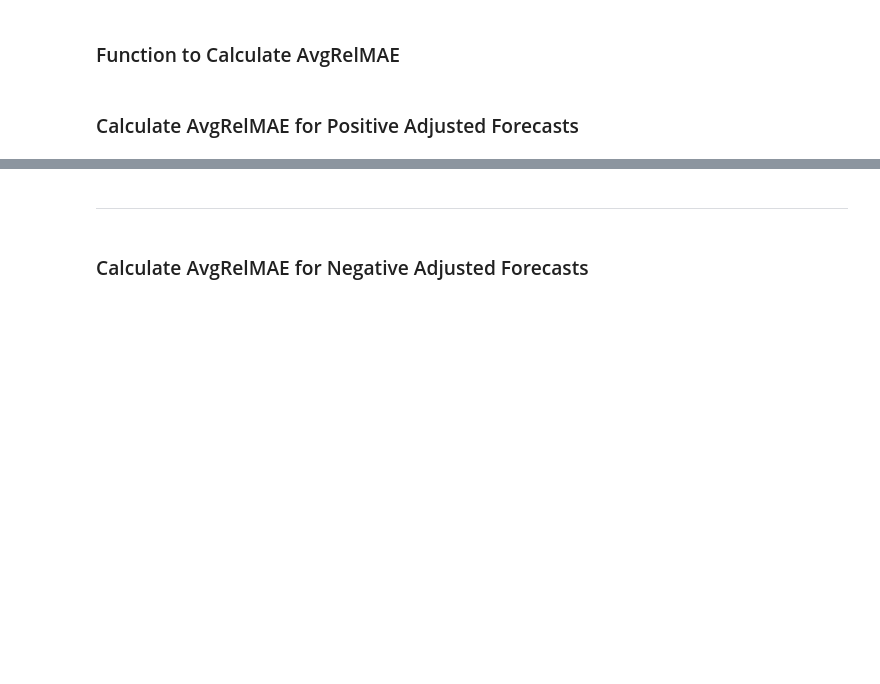
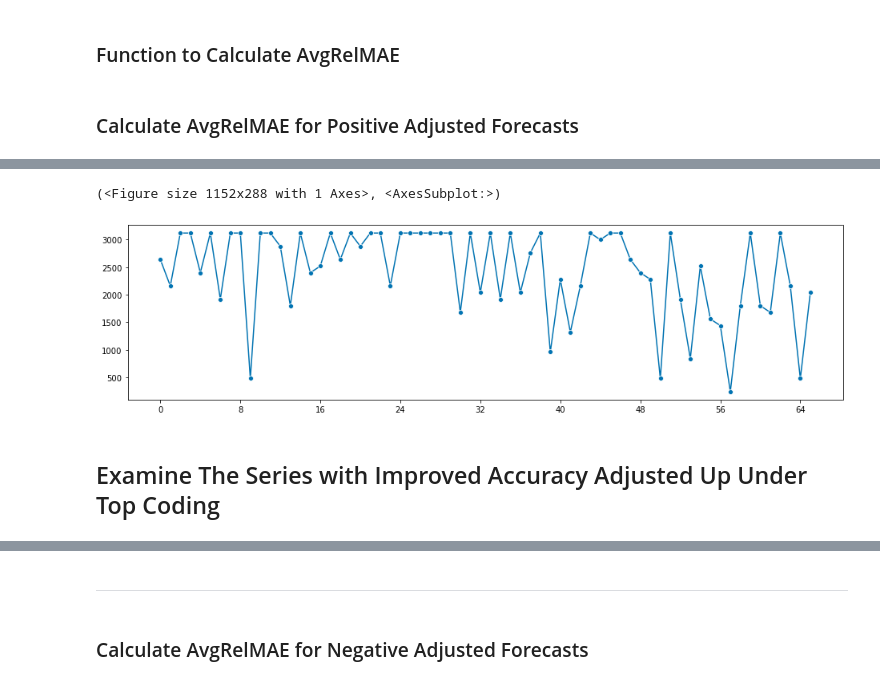
Before and after one commit to cdbale/Privacy-and-Forecasting-Empirical, a Jupyter notebook: Code/Analysis/JF_results_function.ipynb, the cells around one changed output, grey strips where cells are left out. Saved outputs shown, nothing was run; the diff lists cells and outputs as text; code cells hidden in the pictures; blank space fills up the shorter version.

```diff
--- a/Code/Analysis/JF_results_function.ipynb
+++ b/Code/Analysis/JF_results_function.ipynb
@@ -45,3 +93,10 @@ orig_up = [original_forecasts[i][j] for i, j in enumerate(adjusted_up) if len(or
+# %%
+plot_series(Y_protected_up[0])
+# %% [output]
+(<Figure size 1152x288 with 1 Axes>, <AxesSubplot:>)
+[figure, added]
+# %% [markdown]
+## Examine The Series with Improved Accuracy Adjusted Up Under Top Coding
 # %%
 protected_up = [protected_forecasts[i][j] for i, j in enumerate(adjusted_up) if len(protected_forecasts[i][j]) > 0]
 # %%
```
Also changed, not shown: parts of 55 cells of this notebook, 17 other files.
